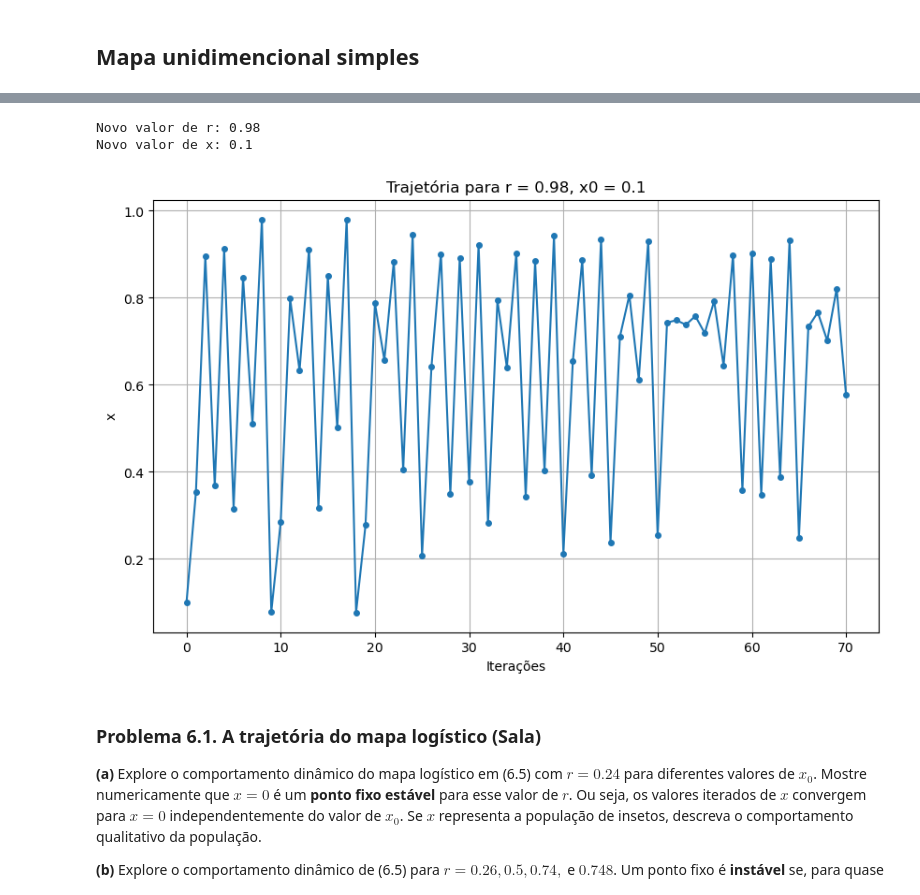
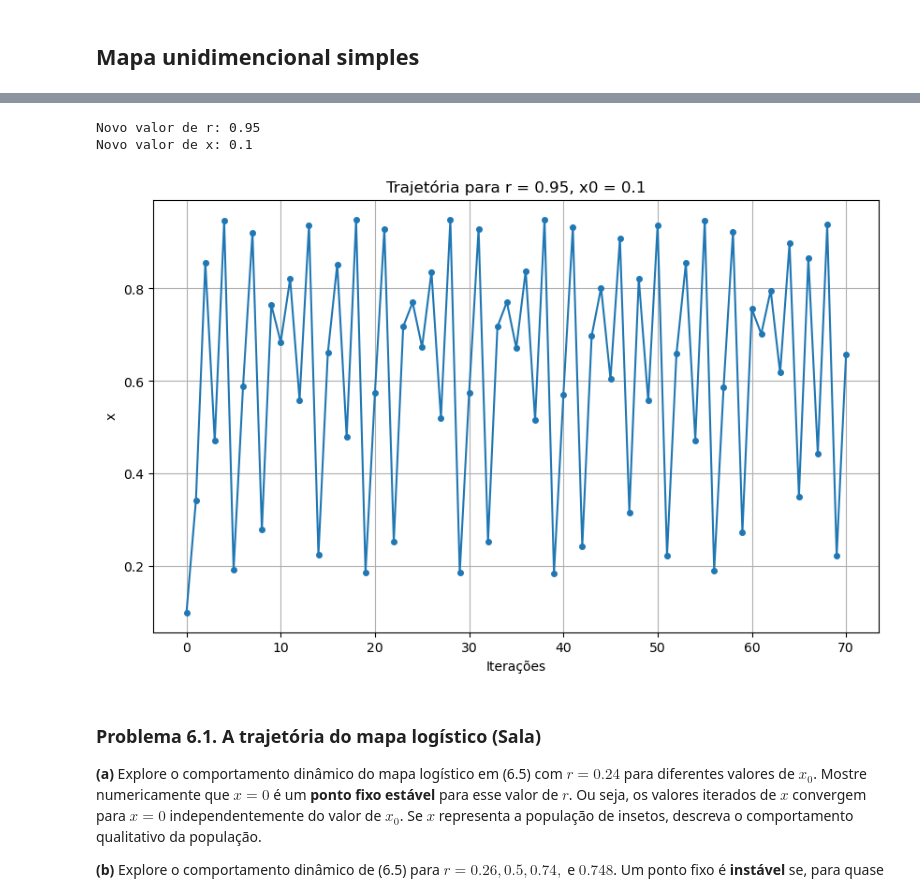
Before and after one commit to Gabriel-Araujo-v/Introduction-To-Computational-Physics, a Jupyter notebook: NotebooksAulas/NB01/NB01.ipynb, the cells around one changed output, grey strips where cells are left out. Drawn from its saved outputs; the diff is of its cells as text; code cells hidden in the pictures.

```diff
--- a/NotebooksAulas/NB01/NB01.ipynb
+++ b/NotebooksAulas/NB01/NB01.ipynb
@@ -80,18 +80,18 @@ Novo valor de x: 0.6
 # %%
 app = IterateMapApp()
 
 # Alterar valores de r e x
-app.set_r(0.98)  # Define um novo valor de r
+app.set_r(0.95)  # Define um novo valor de r
 app.set_x(0.1)  # Define um novo valor de x
 
 print(f"Novo valor de r: {app.get_r()}")
 print(f"Novo valor de x: {app.get_x()}")
 
 app.calculate()  # Calcula e plota os resultados com os novos valores de r e x
 # %% [output]
-Novo valor de r: 0.98
+Novo valor de r: 0.95
 Novo valor de x: 0.1
-[figure, old version]
+[figure, new version]
 # %% [markdown]
 ### Problema 6.1. A trajetória do mapa logístico (Sala)
 
```
Also changed, not shown: parts of 2 cells of this notebook, 10 other files.
